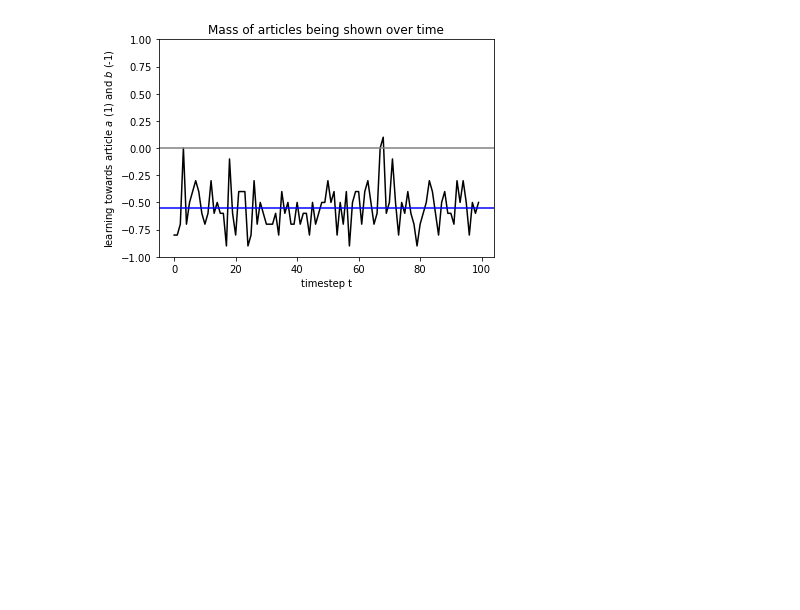
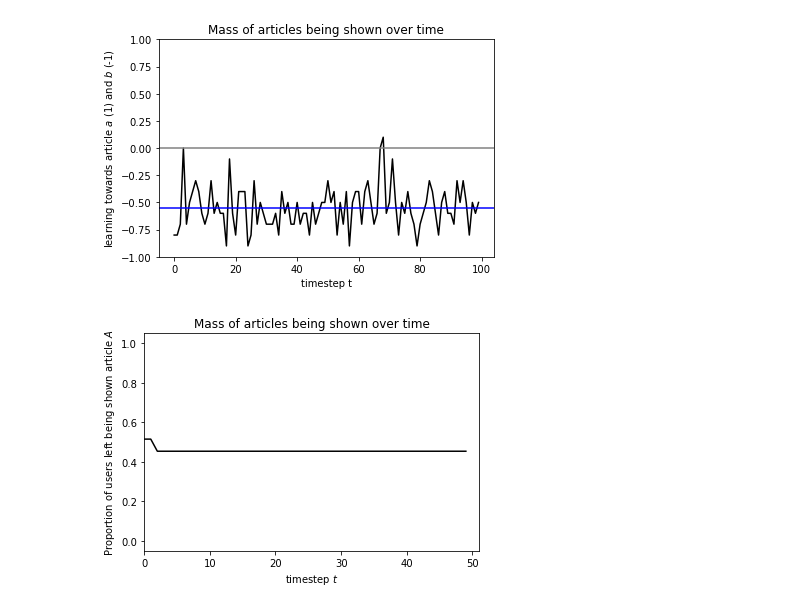
Before and after one commit to jfinocchiaro/long-term-fair-mdps, a Jupyter notebook: political-influence/simulations.ipynb, the cells around one changed output. Cells and saved outputs as stored; diff of their text form; code cells hidden in the pictures; blank space fills up the shorter version.

```diff
--- a/political-influence/simulations.ipynb
+++ b/political-influence/simulations.ipynb
@@ -10,17 +10,17 @@ import platform_opt
 from players import *
 # %%
 # SIMULATION PARAMETERS
-T = 100                # number of timesteps
-M = 200                # M >= T
+T = 50                # number of timesteps
+M = 2000                # M >= T
 pi_a, pi_b = 0.5, 0.5  # number of members in groups a and b
-m = 20                 # size of unit mass
+m = 200                 # size of unit mass
 
 # indexed (user group, article group).
 # probability of like | click, user group, article group
-P = {( 1,  1):  0.8,
-     ( 1, -1):  0.01,
-     (-1,  1):  0.05,
-     (-1, -1):  0.2}
+P = {( 1,  1):  1,
+     ( 1, -1):  1,
+     (-1,  1):  1,
+     (-1, -1):  1}
 
 # prob click | group membership
 probclick = {1: 0.5, -1: 0.5}
@@ -33,11 +33,14 @@ v = {( 1,  1):   1.,
      (-1, -1):   1. }
 
 # cost of clicking, known to both user and platform,
-# it is constant across group/source
-c = 1
+# c indexed by (article shown, user group)
+c = {( 1,  1):  1.,
+     (-1,  1):   1.,
+     ( 1, -1):   1.,
+     (-1, -1):   1. }
 
 # transition probability across groups at time t + 1
-q = {1: 0.8, -1: 0.8}
+q = {1: 1, -1: 1}
 
 # approximation parameter for approximately equal probability
 # of showing articles |theta - 1/2| <= epsilon
@@ -50,7 +53,7 @@ epsilon = 0.4
 #                                   P[('1', '1')], P[('-1', '1')],
 #                                   PLA=problike[1], PLB=problike[-1],
 #                                   muA = probclick[1], muB=probclick[-1])
-probshowA = 0.2
+probshowA = 0.5
 # %%
 old_u = []
 time_data_diff = []
@@ -116,3 +154,13 @@ plt.axhline(y=np.average(time_data_diff),color='blue')
 plt.show()
 # %% [output]
 [figure]
+# %%
+plt.plot(prob_article_A, color='black')
+plt.title("Mass of articles being shown over time")
+plt.ylabel("Proportion of users left being shown article $A$")
+plt.xlabel("timestep $t$")
+plt.ylim((-0.05,1.05))
+plt.xlim((0,t))
+plt.show()
+# %% [output]
+[figure, added]
```
Also changed, not shown: parts of 2 cells of this notebook, 2 other files.
